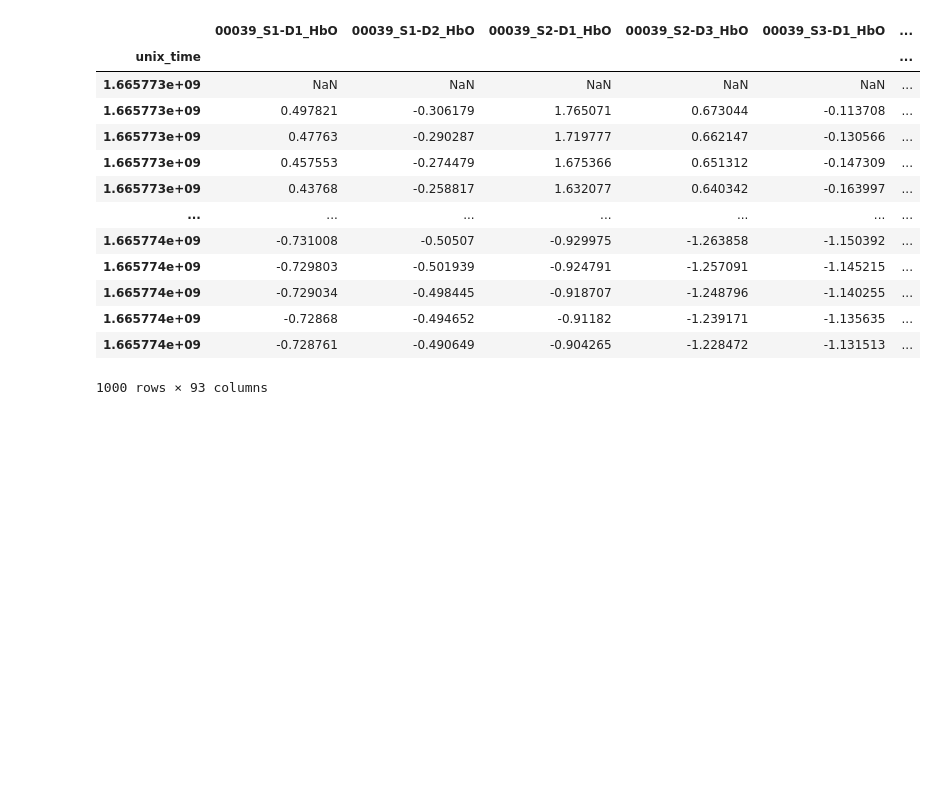
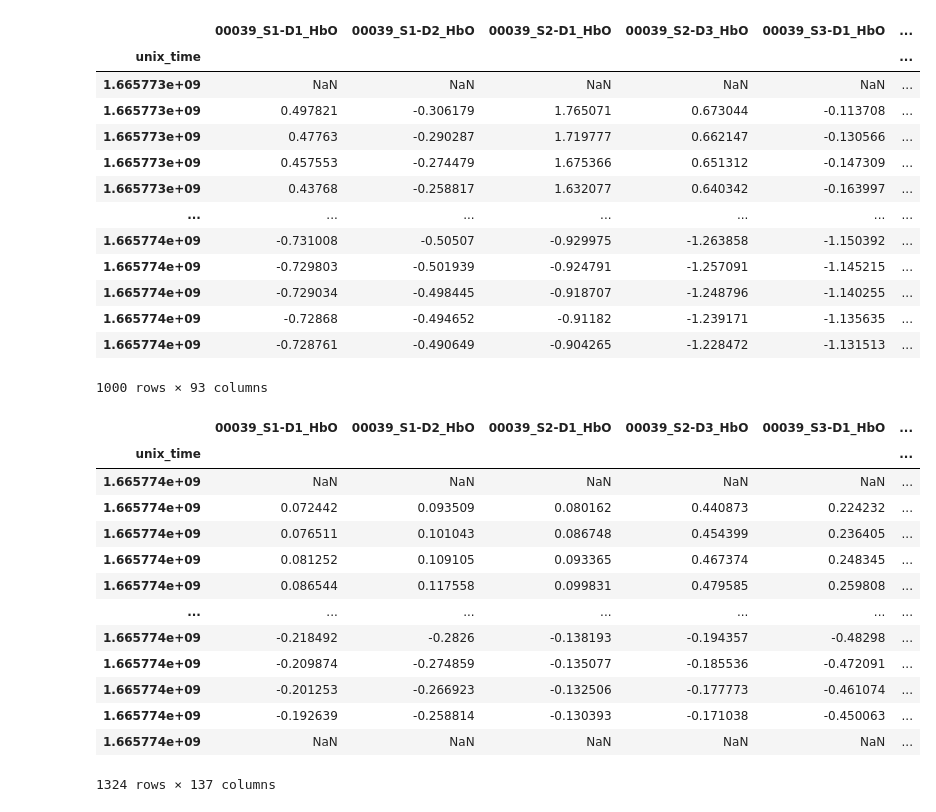
Before and after one commit to eduongAZ/tomcat-data-draft, a Jupyter notebook: code/read_csv.ipynb, the cells around one changed output. Drawn from its saved outputs; the diff is of its cells as text; code cells hidden in the pictures; blank space fills up the shorter version.

Commit message:
cooperative ping pong

```diff
--- a/code/read_csv.ipynb
+++ b/code/read_csv.ipynb
@@ -135,3 +136,30 @@ ping_pong_competitive.ping_pong_matches_physio_task["0"].head(n=1000)
 # %%
 output_dir = '/Users/ericduong/Documents/ToMCAT/tomcat-data-draft/data/processed/exp_sample'
 ping_pong_competitive.write_physio_data_csv(output_dir)
+# %%
+metadata_path = '/Users/ericduong/Documents/ToMCAT/tomcat-data-draft/data/organized/metadata/exp_sample/metadata.json'
+ping_pong_cooperative_csv_path = '/Users/ericduong/Documents/ToMCAT/tomcat-data-draft/data/raw/tasks/exp_2022_10_14_10/ping_pong/cooperative_0_1665773661.csv'
+ping_pong_cooperative_physio_directory = '/Users/ericduong/Documents/ToMCAT/tomcat-data-draft/data/organized/physio_data/exp_sample'
+
+ping_pong_cooperative = PingPongCooperative.from_files(
+    metadata_path,
+    ping_pong_cooperative_csv_path,
+    ping_pong_cooperative_physio_directory
+)
+# %%
+ping_pong_cooperative.ping_pong_physio_task.head(n=1400)
+# %% [output]
+|  | 00039_S1-D1_HbO | 00039_S1-D2_HbO | 00039_S2-D1_HbO | 00039_S2-D3_HbO | 00039_S3-D1_HbO | ... |
+| unix_time |  |  |  |  |  | ... |
+| 1.665774e+09 | NaN | NaN | NaN | NaN | NaN | ... |
+| 1.665774e+09 | 0.072442 | 0.093509 | 0.080162 | 0.440873 | 0.224232 | ... |
+| 1.665774e+09 | 0.076511 | 0.101043 | 0.086748 | 0.454399 | 0.236405 | ... |
+| 1.665774e+09 | 0.081252 | 0.109105 | 0.093365 | 0.467374 | 0.248345 | ... |
+| 1.665774e+09 | 0.086544 | 0.117558 | 0.099831 | 0.479585 | 0.259808 | ... |
+| ... | ... | ... | ... | ... | ... | ... |
+| 1.665774e+09 | -0.218492 | -0.2826 | -0.138193 | -0.194357 | -0.48298 | ... |
+| 1.665774e+09 | -0.209874 | -0.274859 | -0.135077 | -0.185536 | -0.472091 | ... |
+| 1.665774e+09 | -0.201253 | -0.266923 | -0.132506 | -0.177773 | -0.461074 | ... |
+| 1.665774e+09 | -0.192639 | -0.258814 | -0.130393 | -0.171038 | -0.450063 | ... |
+| 1.665774e+09 | NaN | NaN | NaN | NaN | NaN | ... |
+1324 rows × 137 columns
```
Also changed, not shown: parts of 2 cells of this notebook, 3 other files.
